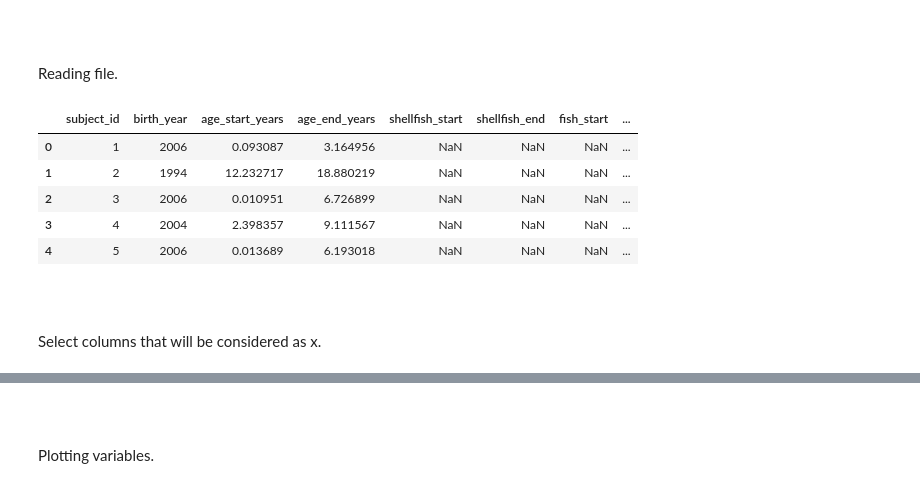
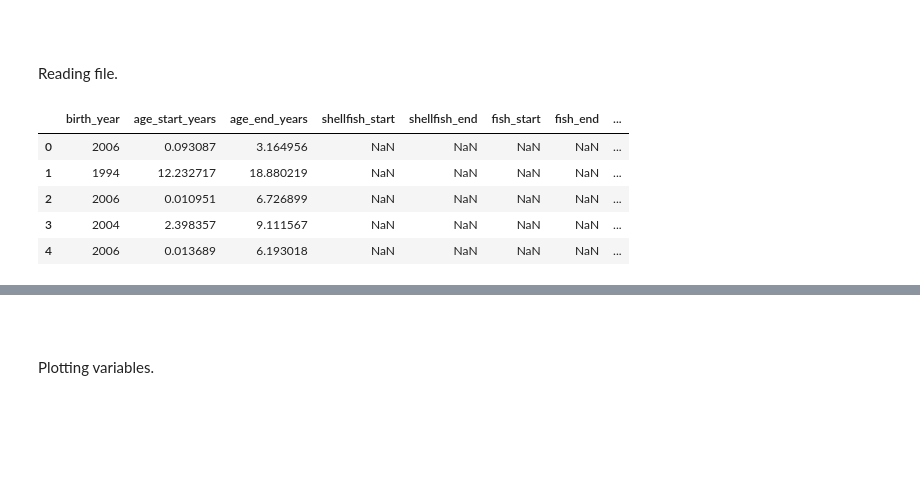
Before and after one commit to joanafloresc/Childhood_allergies, a Jupyter notebook: 02_notebooks/04_data_transformation.ipynb, the cells around one changed output, grey strips where cells are left out. Drawn from its saved outputs; the diff is of its cells as text; code cells hidden in the pictures; blank space fills up the shorter version.

```diff
--- a/02_notebooks/04_data_transformation.ipynb
+++ b/02_notebooks/04_data_transformation.ipynb
@@ -18,17 +16,15 @@ ModuleNotFoundError: No module named 'sklearn'
  \
 Reading file.
 # %%
-data = pd.read_csv('../01_data/clean_data.csv').iloc[:,1:]
+x = pd.read_csv('../01_data/x.csv').iloc[:,1:]
+x_out = pd.read_csv('../01_data/x_out.csv').iloc[:,1:]
+x_if = pd.read_csv('../01_data/x_if.csv').iloc[:,1:]
 pd.set_option('display.max_columns', None)
-data.head()
+x.head()
 # %% [output]
-|  | subject_id | birth_year | age_start_years | age_end_years | shellfish_start | shellfish_end | fish_start | ... |
-| 0 | 1 | 2006 | 0.093087 | 3.164956 | NaN | NaN | NaN | ... |
-| 1 | 2 | 1994 | 12.232717 | 18.880219 | NaN | NaN | NaN | ... |
-| 2 | 3 | 2006 | 0.010951 | 6.726899 | NaN | NaN | NaN | ... |
-| 3 | 4 | 2004 | 2.398357 | 9.111567 | NaN | NaN | NaN | ... |
-| 4 | 5 | 2006 | 0.013689 | 6.193018 | NaN | NaN | NaN | ... |
+|  | birth_year | age_start_years | age_end_years | shellfish_start | shellfish_end | fish_start | fish_end | ... |
+| 0 | 2006 | 0.093087 | 3.164956 | NaN | NaN | NaN | NaN | ... |
+| 1 | 1994 | 12.232717 | 18.880219 | NaN | NaN | NaN | NaN | ... |
+| 2 | 2006 | 0.010951 | 6.726899 | NaN | NaN | NaN | NaN | ... |
+| 3 | 2004 | 2.398357 | 9.111567 | NaN | NaN | NaN | NaN | ... |
+| 4 | 2006 | 0.013689 | 6.193018 | NaN | NaN | NaN | NaN | ... |
-# %% [markdown]
- \
- \
-Select columns that will be considered as x.
```
Also changed, not shown: parts of 22 cells of this notebook, 14 other files.
